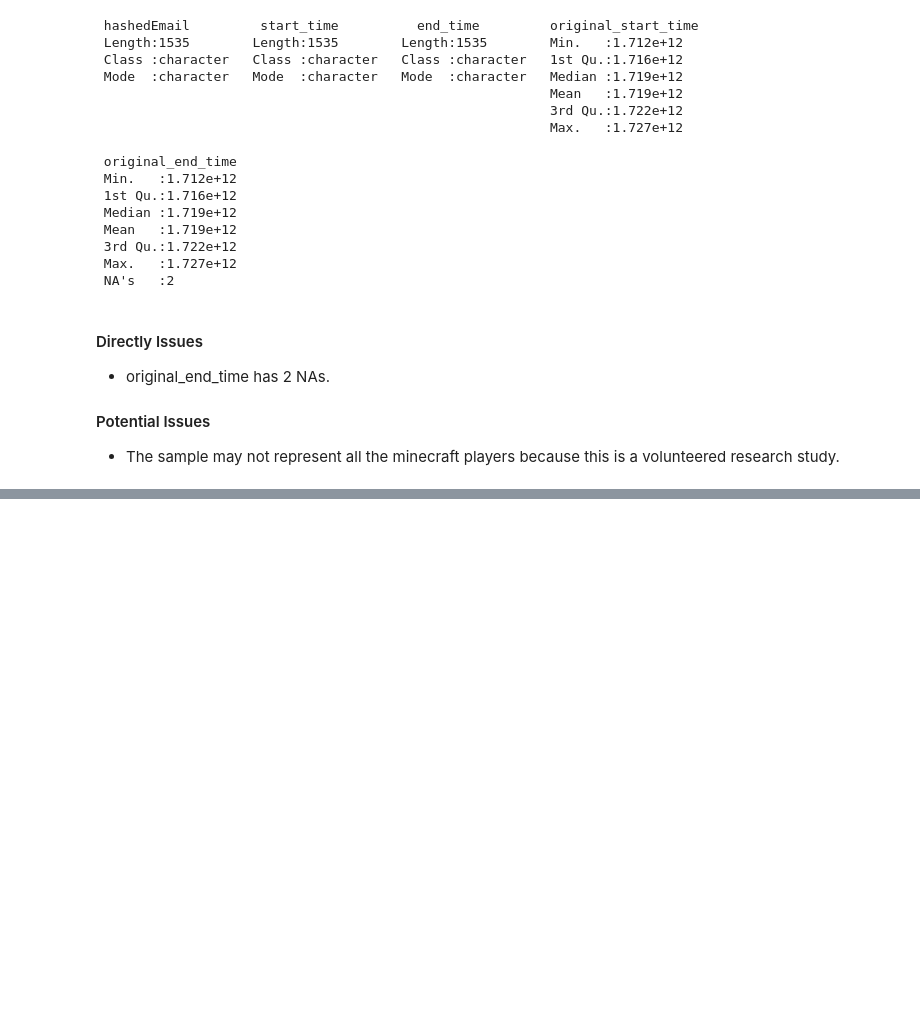
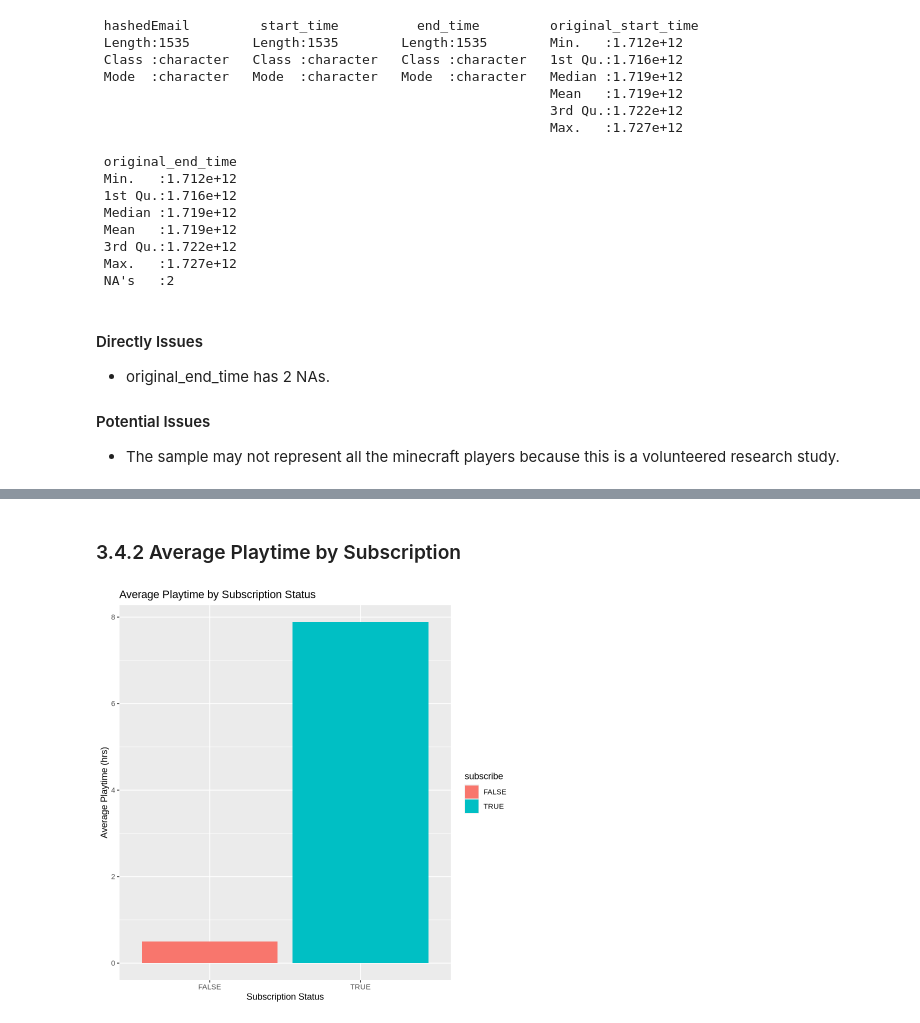
Before and after one commit to cxlu930/dsci-100-individual, a Jupyter notebook: Individual_stage.ipynb, the cells around one changed output, grey strips where cells are left out. Cells and saved outputs as stored; diff of their text form; code cells hidden in the pictures; blank space fills up the shorter version.

```diff
--- a/Individual_stage.ipynb
+++ b/Individual_stage.ipynb
@@ -149,0 +191,5 @@ ggplot(players, aes(x=experience, fill = subscribe)) +
+# %%
+# use summarise to calculate the mean value for Age and played_hours
+mean <- players_clean |>
+    summarise(mean_age = mean(Age), mean_playedhrs = mean(played_hours))
+mean
@@ -149,0 +214,12 @@ ggplot(players, aes(x=experience, fill = subscribe)) +
+# %% [markdown]
+### 3.4.2 Average Playtime by Subscription
+# %%
+avg_hrs <- players_clean |>
+    group_by(subscribe) |>
+    summarise(mean_hrs = mean(played_hours, na.rm = TRUE))
+
+ggplot(avg_hrs, aes(x=subscribe, y=mean_hrs, fill = subscribe)) +
+    geom_bar(stat = "identity") +
+    labs(title = "Average Playtime by Subscription Status", x="Subscription Status", y="Average Playtime (hrs)")
+# %% [output]
+[figure, added]
```
Also changed, not shown: parts of 14 cells of this notebook.
